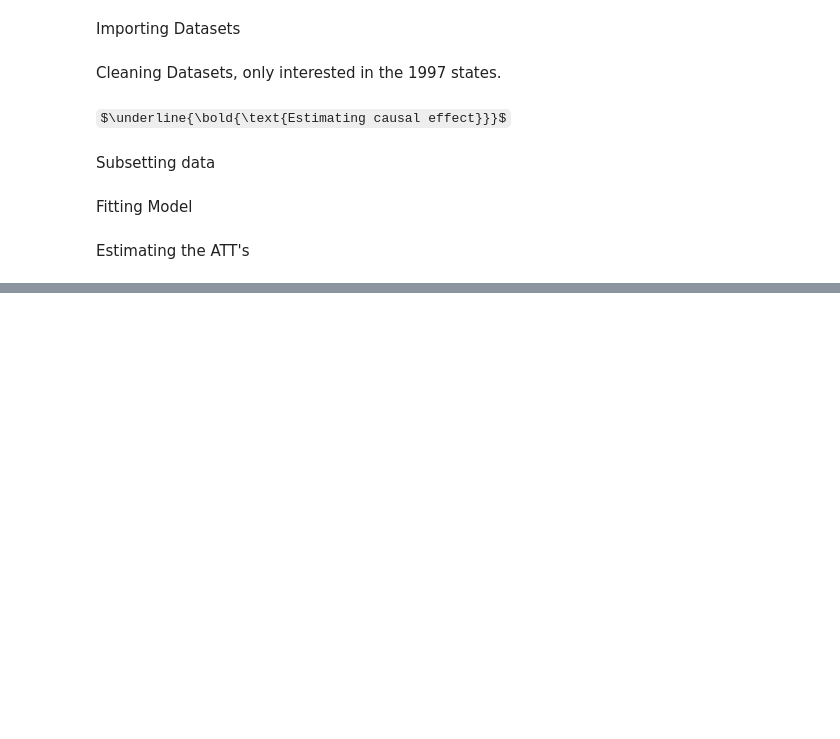
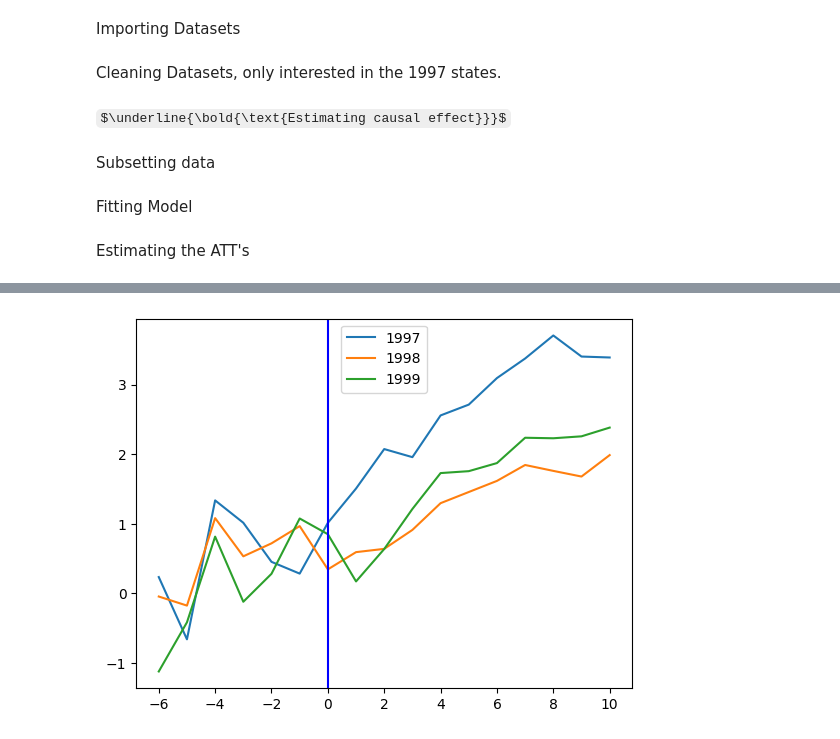
Before and after one commit to wflewis12/Causal_ML_Project, a Jupyter notebook: Estimator_v3.ipynb, the cells around one changed output, grey strips where cells are left out. Cells and saved outputs as stored; diff of their text form; code cells hidden in the pictures; some formulas as TeX source; blank space fills up the shorter version.

Commit message:
Add files via upload
Cleaned up this version, it loops over 1997-1999 and spits out (for a single model) the ATT(g,t) event study for each.

```diff
--- a/Estimator_v3.ipynb
+++ b/Estimator_v3.ipynb
@@ -196,0 +282,20 @@ KeyboardInterrupt:
+# %%
+# Copying the dataset for the for loop.
+sub_merged = basic_merged.copy()
+
+treated_year = 1999  # What implemented year we want to look at
+sub_merged = sub_merged[sub_merged["Year_Implemented"] == treated_year]  # Subsetting to look at 1997
+
+overall_mean_list_1999 = np.zeros(17)  # Generating array which will eventually contain the average ATT(g,t) for each year.
+
+for stfips in sub_merged["stfips"].unique():
+    print(stfips)
+    mean_list, ste_list = ATT_event_study(stfips=stfips, year_of_interest=treated_year, outcome="insured")
+
+    # Adding on the means so we have a mean of means.
+    # This is a simple average, but in the future I would like to weight it by observations.
+    for i in range(17):
+        overall_mean_list_1999[i] += mean_list[i]
+
+# Taking a simple mean
+overall_mean_list_1999 = [x / len(sub_merged["stfips"].unique()) for x in overall_mean_list_1999]
@@ -196,0 +312,15 @@ KeyboardInterrupt:
+# %%
+# Setting up x-axis, treatment occurs at t = 1
+x = np.arange(1992- (treated_year - 1), 2009-(treated_year - 1), 1) # I missed up length :/
+
+# Plotting data
+plt.plot(x, overall_mean_list_1997, label="1997")
+plt.plot(x, overall_mean_list_1998, label="1998")
+plt.plot(x, overall_mean_list_1999, label="1999")
+
+# Line which indicates after when treatment occurs. (at t=0)
+plt.axvline(x=0, color='b')
+leg = plt.legend(loc='upper center')
+plt.show()
+# %% [output]
+[figure, added]
```
Also changed, not shown: parts of 8 cells of this notebook.
